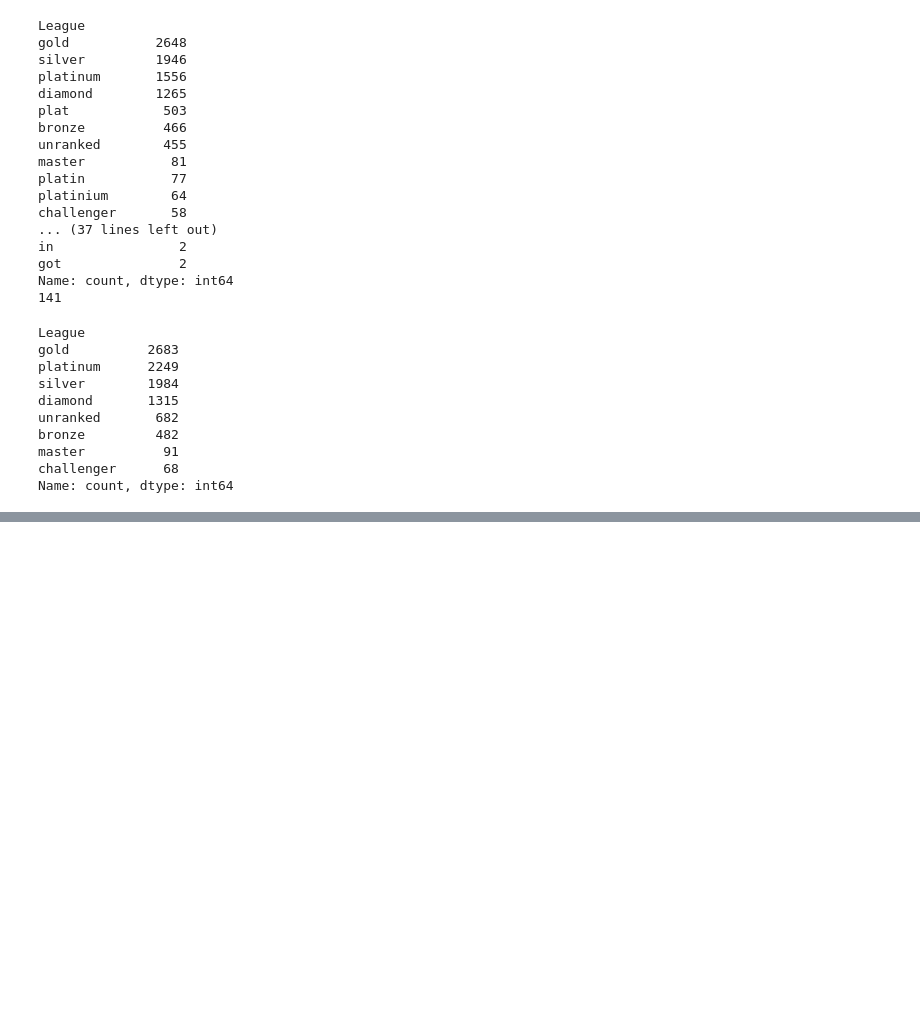
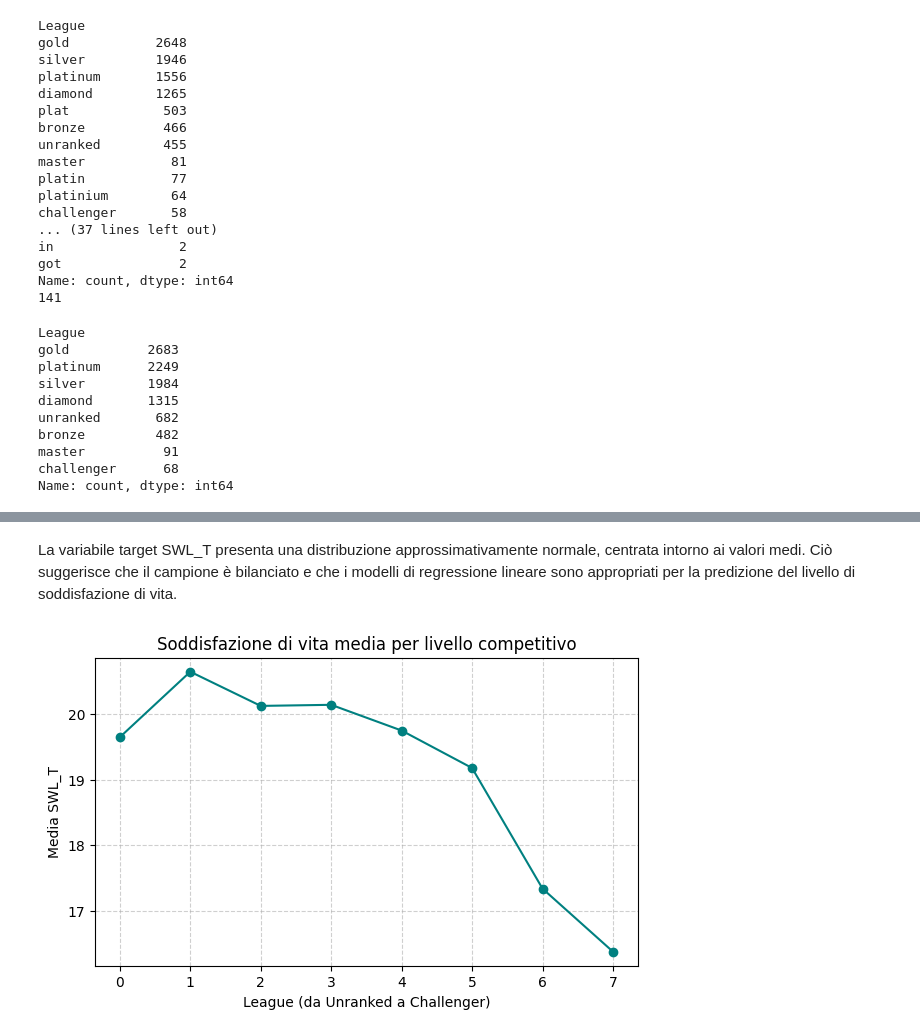
Before and after one commit to leonardogrimaldi/Progetto_Data_Intensive_24-25, a Jupyter notebook: main.ipynb, the cells around one changed output, grey strips where cells are left out. Drawn from its saved outputs; the diff is of its cells as text; code cells hidden in the pictures; blank space fills up the shorter version.

```diff
--- a/main.ipynb
+++ b/main.ipynb
@@ -208,0 +250,14 @@ lol_dataset.describe()
+# %% [markdown]
+La variabile target SWL_T presenta una distribuzione approssimativamente normale, centrata intorno ai valori medi. Ciò suggerisce che il campione è bilanciato e che i modelli di regressione lineare sono appropriati per la predizione del livello di soddisfazione di vita.
+# %%
+avg_swl = lol_dataset.groupby('League_num')['SWL_T'].mean()
+
+plt.figure(figsize=(7,4))
+plt.plot(avg_swl.index, avg_swl.values, marker='o', color='teal')
+plt.title('Soddisfazione di vita media per livello competitivo')
+plt.xlabel('League (da Unranked a Challenger)')
+plt.ylabel('Media SWL_T')
+plt.grid(True, linestyle='--', alpha=0.6)
+plt.show()
+# %% [output]
+[figure, added]
```
Also changed, not shown: parts of 20 cells of this notebook.
